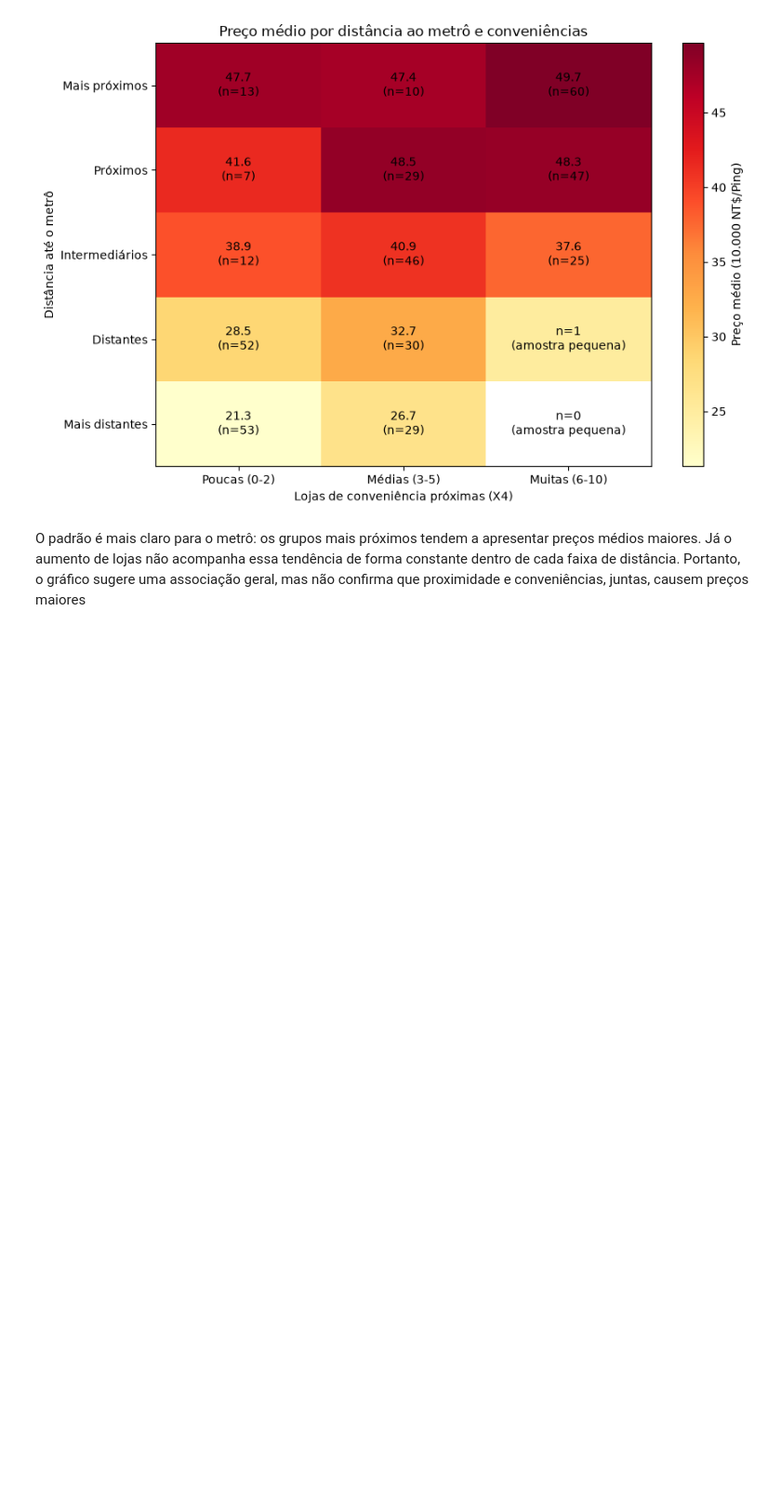
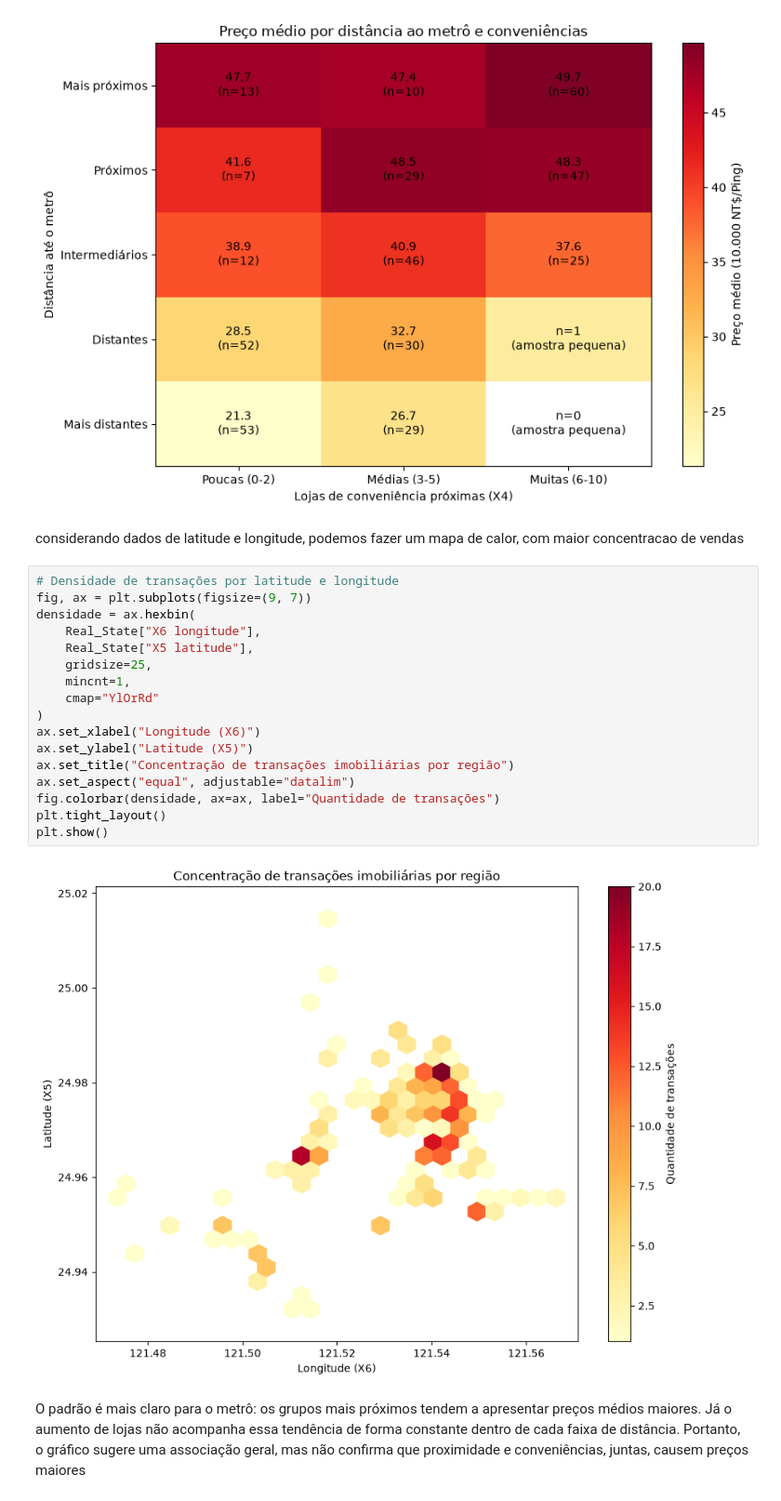
Before and after one commit to fabiojangelni/Projeto_turma_1715, a Jupyter notebook: projeto.ipynb, the cells around one changed output. Shown at 93% size. Cells and saved outputs as stored; diff of their text form; blank space fills up the shorter version.

Commit message:
mapa de calor

```diff
--- a/projeto.ipynb
+++ b/projeto.ipynb
@@ -411,6 +411,27 @@ plt.tight_layout()
 plt.show()
 # %% [output]
 [figure]
+# %% [markdown]
+considerando dados de latitude  e longitude, podemos fazer um mapa de calor, com maior concentracao de vendas
+# %%
+# Densidade de transações por latitude e longitude
+fig, ax = plt.subplots(figsize=(9, 7))
+densidade = ax.hexbin(
+    Real_State["X6 longitude"],
+    Real_State["X5 latitude"],
+    gridsize=25,
+    mincnt=1,
+    cmap="YlOrRd"
+)
+ax.set_xlabel("Longitude (X6)")
+ax.set_ylabel("Latitude (X5)")
+ax.set_title("Concentração de transações imobiliárias por região")
+ax.set_aspect("equal", adjustable="datalim")
+fig.colorbar(densidade, ax=ax, label="Quantidade de transações")
+plt.tight_layout()
+plt.show()
+# %% [output]
+[figure, added]
 # %% [markdown]
 O padrão é mais claro para o metrô: os grupos mais próximos tendem a apresentar preços médios maiores.
 Já o aumento de lojas não acompanha essa tendência de forma constante dentro de cada faixa de distância.
```
